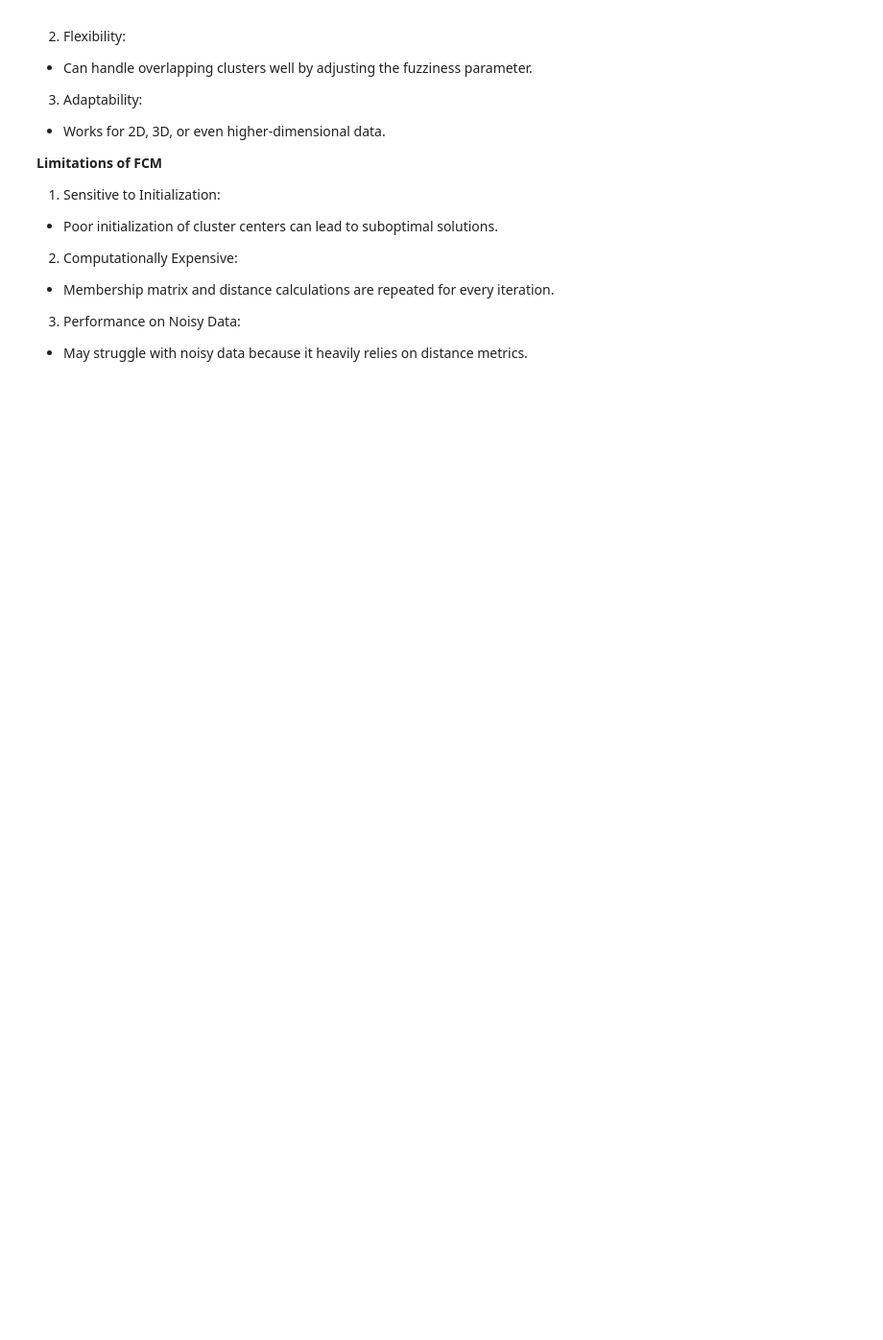
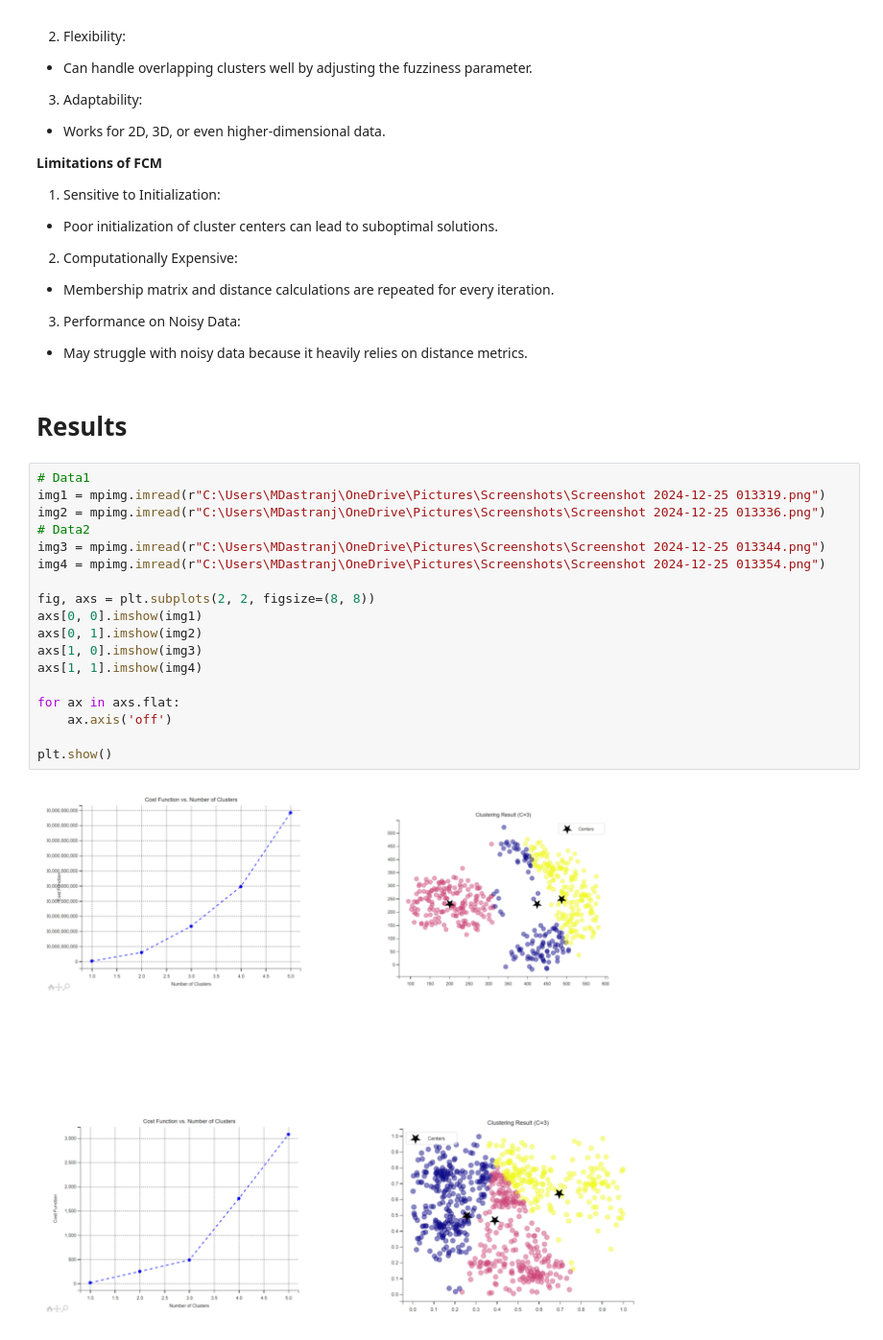
Before and after one commit to MahtabDastranj/Computational-Intelligance, a Jupyter notebook: Fuzzy logic/explanation.ipynb, the cells around one changed output. Shown at 96% size. Drawn from its saved outputs; the diff is of its cells as text; blank space fills up the shorter version.

```diff
--- a/Fuzzy logic/explanation.ipynb
+++ b/Fuzzy logic/explanation.ipynb
@@ -108,3 +111,25 @@ Where:
 - Membership matrix and distance calculations are repeated for every iteration.
 3. Performance on Noisy Data:
 - May struggle with noisy data because it heavily relies on distance metrics.
+# %% [markdown]
+# Results
+# %%
+# Data1
+img1 = mpimg.imread(r"C:\Users\MDastranj\OneDrive\Pictures\Screenshots\Screenshot 2024-12-25 013319.png")
+img2 = mpimg.imread(r"C:\Users\MDastranj\OneDrive\Pictures\Screenshots\Screenshot 2024-12-25 013336.png")
+# Data2
+img3 = mpimg.imread(r"C:\Users\MDastranj\OneDrive\Pictures\Screenshots\Screenshot 2024-12-25 013344.png")
+img4 = mpimg.imread(r"C:\Users\MDastranj\OneDrive\Pictures\Screenshots\Screenshot 2024-12-25 013354.png")
+
+fig, axs = plt.subplots(2, 2, figsize=(8, 8))
+axs[0, 0].imshow(img1)
+axs[0, 1].imshow(img2)
+axs[1, 0].imshow(img3)
+axs[1, 1].imshow(img4)
+
+for ax in axs.flat:
+    ax.axis('off')
+
+plt.show()
+# %% [output]
+[figure, added]
```
Also changed, not shown: parts of 1 cell of this notebook.
